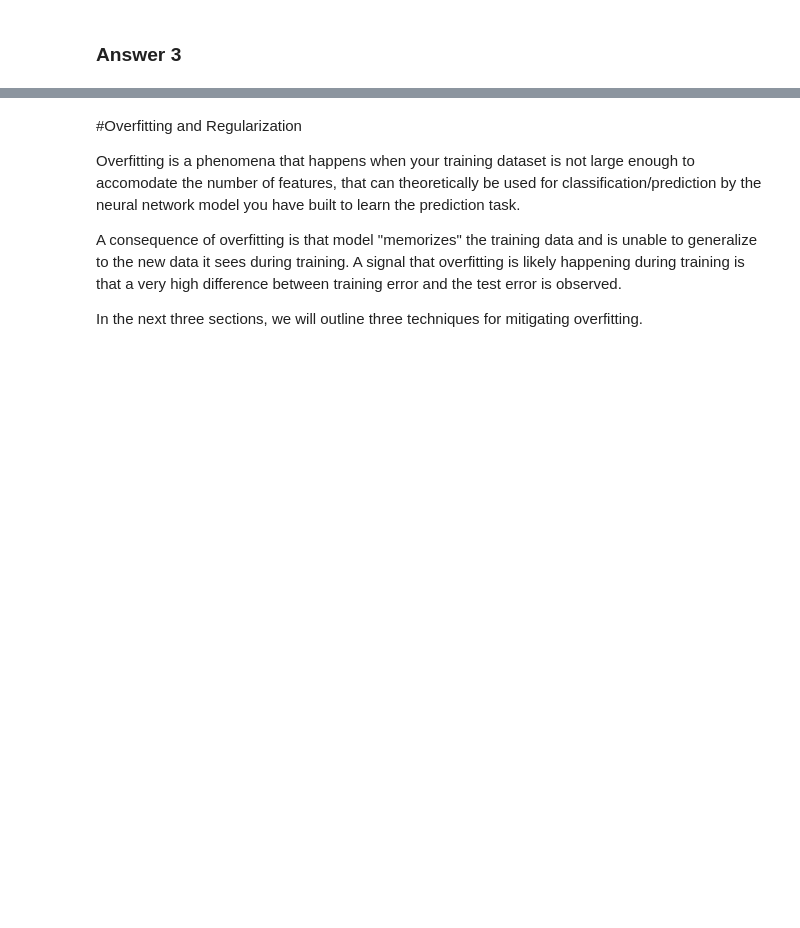
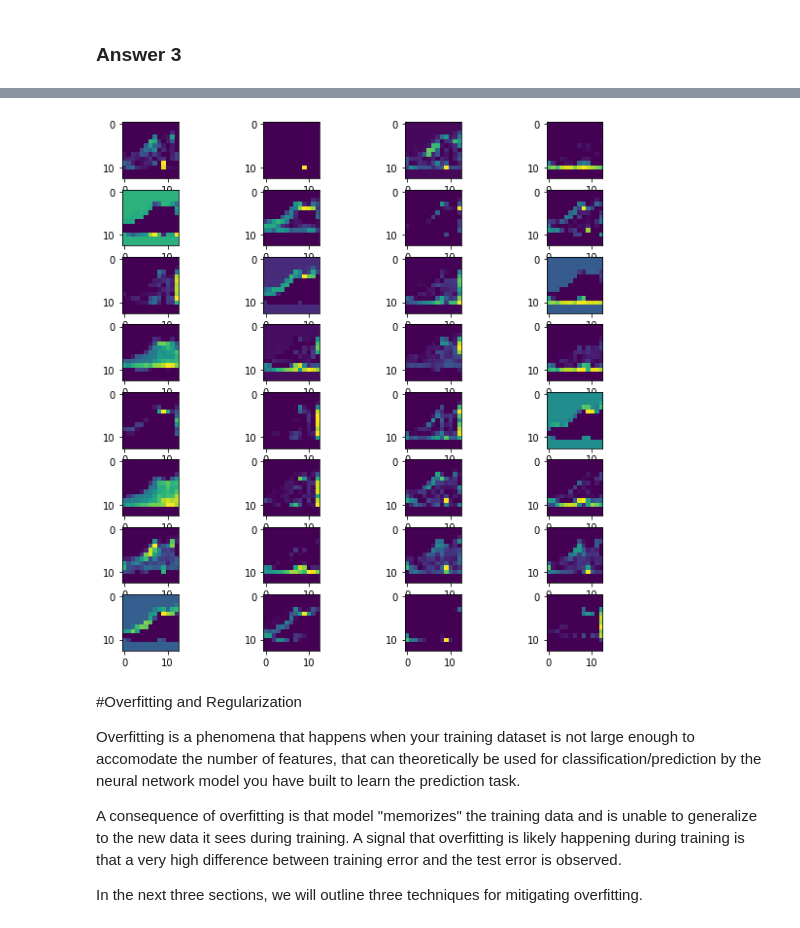
Before and after one commit to Mennatullah-Elsahy/spring_2023_vail-Mennatullah-Elsahy, a Jupyter notebook: Day_04/Convolutional_Neural_Network.ipynb, the cells around one changed output, grey strips where cells are left out. Cells and saved outputs as stored; diff of their text form; code cells hidden in the pictures; blank space fills up the shorter version.

```diff
--- a/Day_04/Convolutional_Neural_Network.ipynb
+++ b/Day_04/Convolutional_Neural_Network.ipynb
@@ -274,0 +269,21 @@ Hint: See the sections above to identify how you should go about doing the vario
+# %%
+""" To visualize the feature map of the second convolutional layer,
+    we can redefine the model to output right after the second hidden layer using its index (1) and get its feature map by calling the model_x.predict() function with the prepared test images.
+    Then, we can plot the feature maps corresponding to each of the 32 filters in a systematic manner,
+    similar to the way we visualized the feature maps of the first layer."""
+model_y = tf.keras.models.Sequential(model.get_layer(name=None, index=1))
+
+# get feature map for the second hidden layer
+feature_maps2 = model_y.predict(feature_maps)
+
+# plot all 32 maps in an 8x8 squares
+ix = 1
+print(feature_maps2 .shape)
+# specify subplot and turn of axis
+fig, ax = plt.subplots(8, 4, figsize=(10, 10))
+for i in range(8):
+    for j in range(4):
+        # plot filter channel in grayscale
+        ax[i, j].imshow(feature_maps2 [0, :, :, ix-1])
+        ix += 1
+# %% [output]
@@ -275,3 +292,4 @@ Hint: See the sections above to identify how you should go about doing the vario
+[figure, added]
 # %% [markdown]
 #Overfitting and Regularization
 
```
Also changed, not shown: parts of 24 cells of this notebook.
